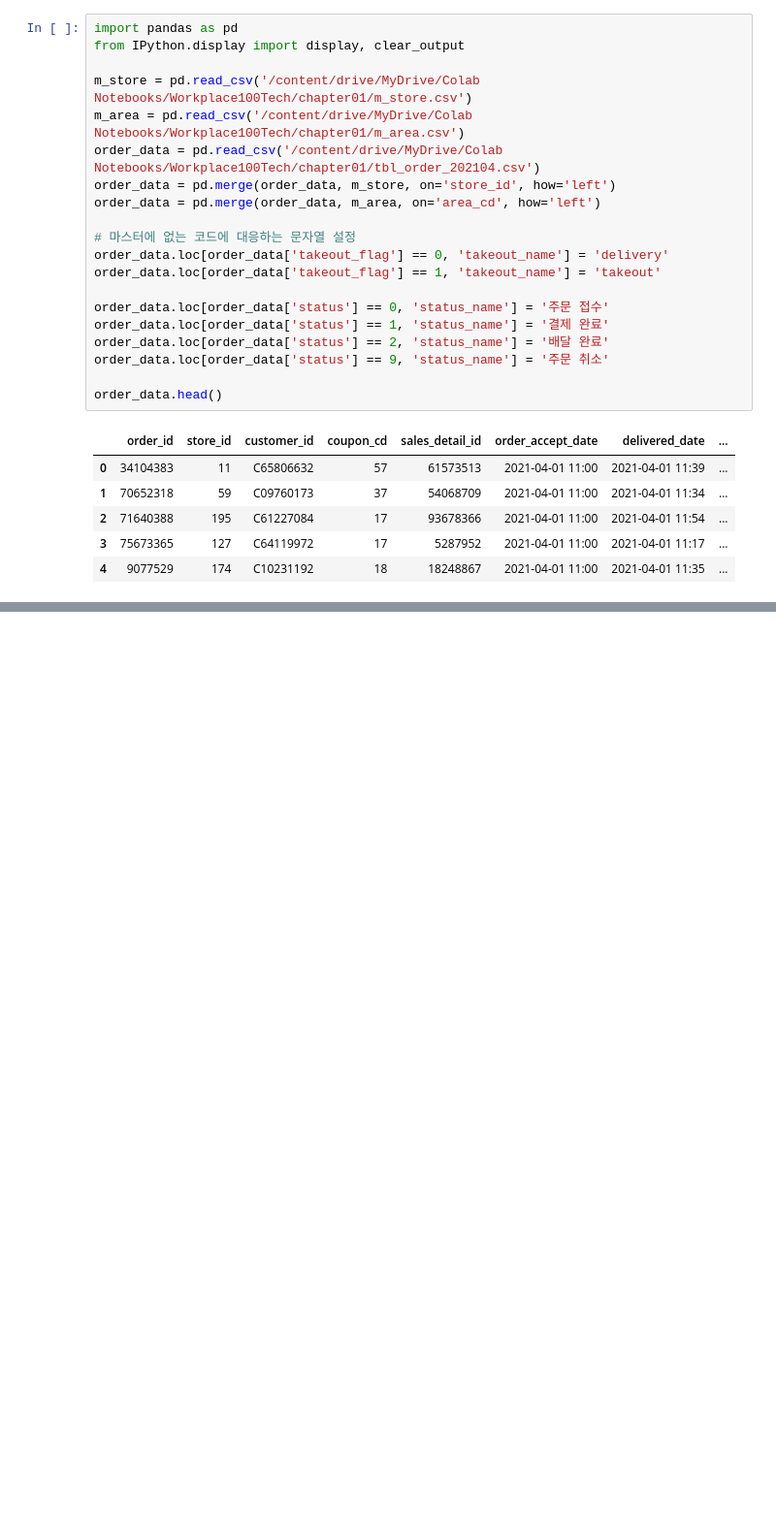
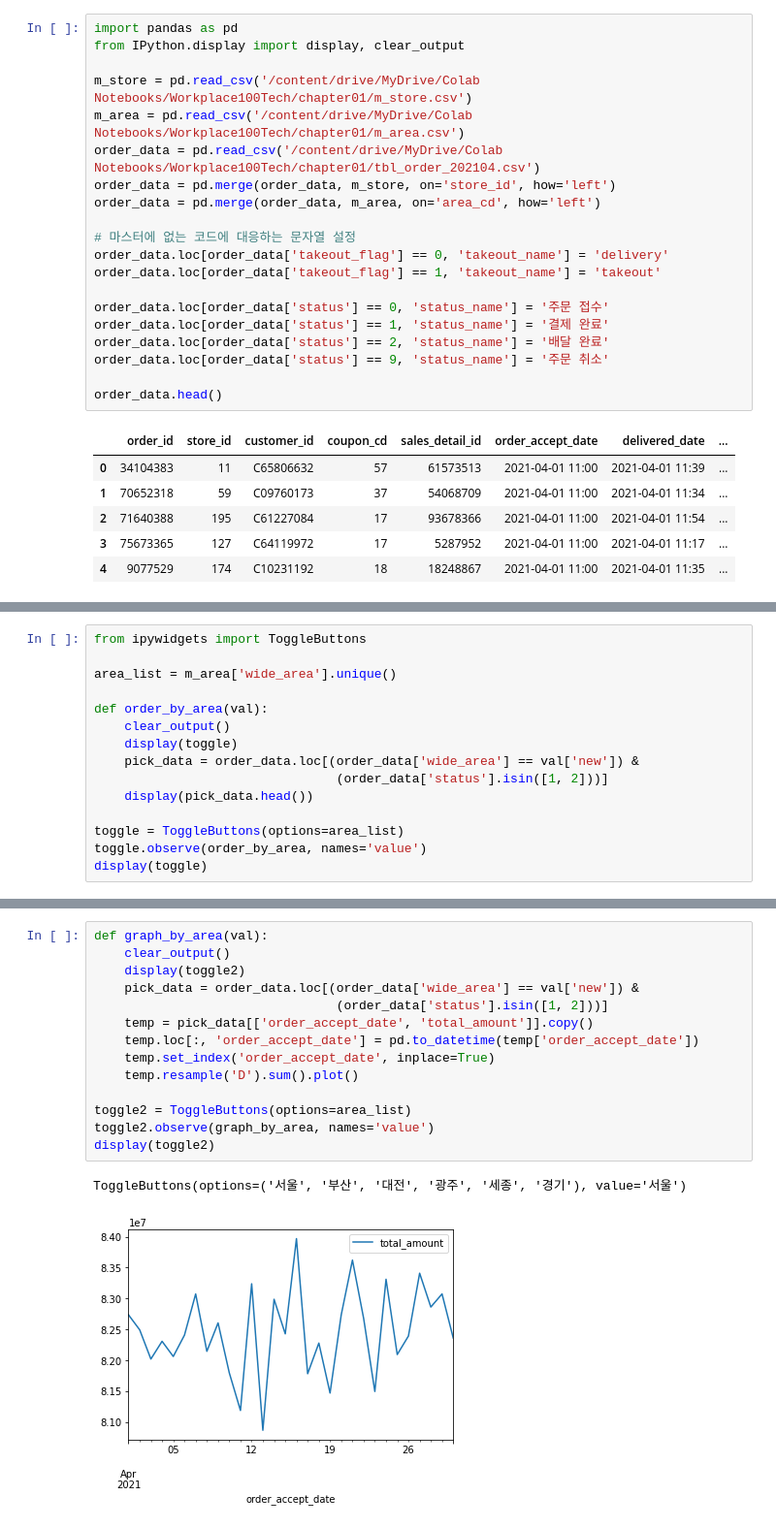
Before and after one commit to kiyong21c/PythonML, a Jupyter notebook: 20221128_Dropdown.ipynb, the cells around one changed output, grey strips where cells are left out. Shown at 97% size. Drawn from its saved outputs; the diff is of its cells as text; blank space fills up the shorter version.

```diff
--- a/20221128_Dropdown.ipynb
+++ b/20221128_Dropdown.ipynb
@@ -901,0 +1061,15 @@ Dropdown(description='지역 선택 :', index=9, options=('삼일대로점', '
+# %%
+from ipywidgets import ToggleButtons
+
+area_list = m_area['wide_area'].unique()
+
+def order_by_area(val):
+    clear_output()
+    display(toggle)
+    pick_data = order_data.loc[(order_data['wide_area'] == val['new']) &
+                                (order_data['status'].isin([1, 2]))]
+    display(pick_data.head())
+
+toggle = ToggleButtons(options=area_list)
+toggle.observe(order_by_area, names='value')
+display(toggle)
@@ -901,0 +1084,17 @@ Dropdown(description='지역 선택 :', index=9, options=('삼일대로점', '
+# %%
+def graph_by_area(val):
+    clear_output()
+    display(toggle2)
+    pick_data = order_data.loc[(order_data['wide_area'] == val['new']) &
+                                (order_data['status'].isin([1, 2]))]
+    temp = pick_data[['order_accept_date', 'total_amount']].copy()
+    temp.loc[:, 'order_accept_date'] = pd.to_datetime(temp['order_accept_date'])
+    temp.set_index('order_accept_date', inplace=True)
+    temp.resample('D').sum().plot()
+
+toggle2 = ToggleButtons(options=area_list)
+toggle2.observe(graph_by_area, names='value')
+display(toggle2)
+# %% [output]
+ToggleButtons(options=('서울', '부산', '대전', '광주', '세종', '경기'), value='서울')
+[figure, added]
```
Also changed, not shown: parts of 16 cells of this notebook.
